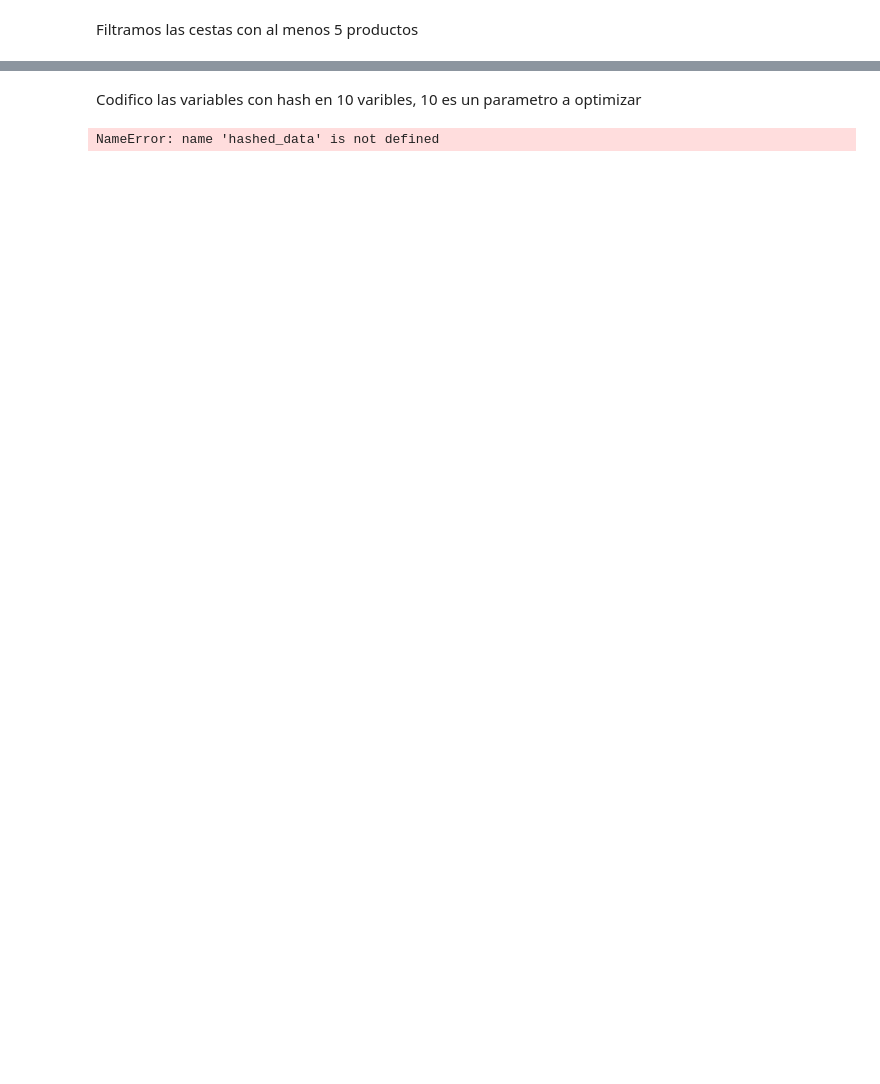
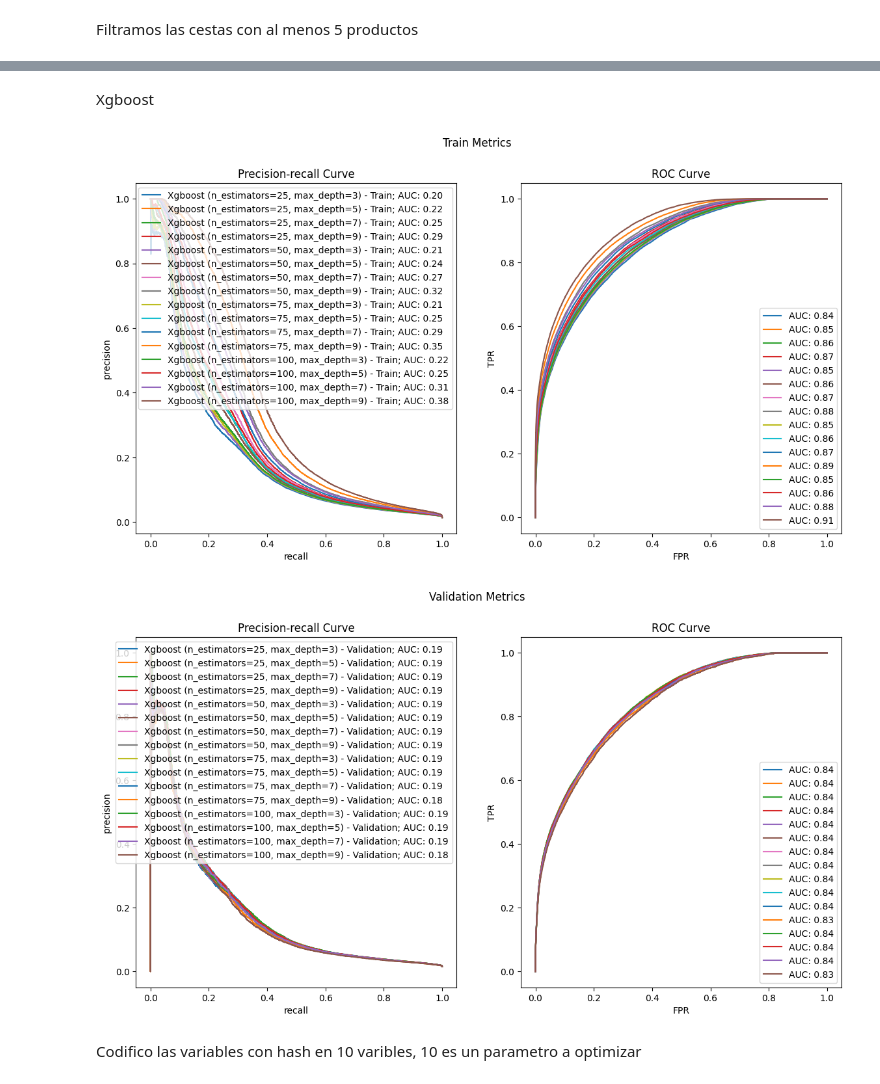
Before and after one commit to Zrive/zrive-ds, a Jupyter notebook: src/module_3/module3.ipynb, the cells around one changed output, grey strips where cells are left out. Saved outputs shown, nothing was run; the diff lists cells and outputs as text; code cells hidden in the pictures; blank space fills up the shorter version.

```diff
--- a/src/module_3/module3.ipynb
+++ b/src/module_3/module3.ipynb
@@ -61,8 +345,44 @@ numerical_cols= [col for col in features_cols if col not in categoriacal_cols +
+# %% [markdown]
+Xgboost
+# %%
+import xgboost as xgb
+from itertools import product
+
+parameters = {'n_estimators': [25, 50, 75, 100], 'max_depth': [3, 5, 7, 9]}
+
+# Crear una lista de todas las combinaciones de hiperparámetros
+param_combinations = list(product(parameters['n_estimators'], parameters['max_depth']))
+
+# Crear figuras para los gráficos
+fig_train, ax_train = plt.subplots(1, 2, figsize=(14, 7))
+fig_train.suptitle("Train Metrics")
+fig_val, ax_val = plt.subplots(1, 2, figsize=(14, 7))
+fig_val.suptitle("Validation Metrics")
+
+# Iterar sobre todas las combinaciones de hiperparámetros
+for  (n_estimators, max_depth) in (param_combinations):
+    # Crear y entrenar el modelo RandomForest con la combinación actual de hiperparámetros
+    xgb_model = xgb.XGBClassifier(n_estimators=n_estimators, max_depth=max_depth, random_state=42)
+    xgb_model.fit(X_train_scaled, y_train)
+
+
+    # Calcular las predicciones para X_train y X_val
+    y_pred_train = xgb_model.predict_proba(X_train_scaled)[:, 1]
+    y_pred_val = xgb_model.predict_proba(X_val_scaled)[:, 1]
+
+    # Trazar las métricas para X_train
+    plot_metrics(f"Xgboost (n_estimators={n_estimators}, max_depth={max_depth}) - Train",
+                 y_pred_train, y_train, figure=(fig_train, ax_train))
+
+    # Trazar las métricas para X_val
+    plot_metrics(f"Xgboost (n_estimators={n_estimators}, max_depth={max_depth}) - Validation",
+                 y_pred_val, y_val, figure=(fig_val, ax_val))
+
+
+# Mostrar los gráficos
+plt.show()
+# %% [output]
+[figure, added]
+[figure, added]
 # %% [markdown]
 Codifico las variables con hash en 10 varibles, 10 es un parametro a optimizar
-# %%
-print(hashed_data.shape[0])
-print(hashed_categorical_df.shape[0])
-print(other_data.shape[0])
-# %% [output]
-NameError: name 'hashed_data' is not defined
```
Also changed, not shown: parts of 42 cells of this notebook, 2 other files.
